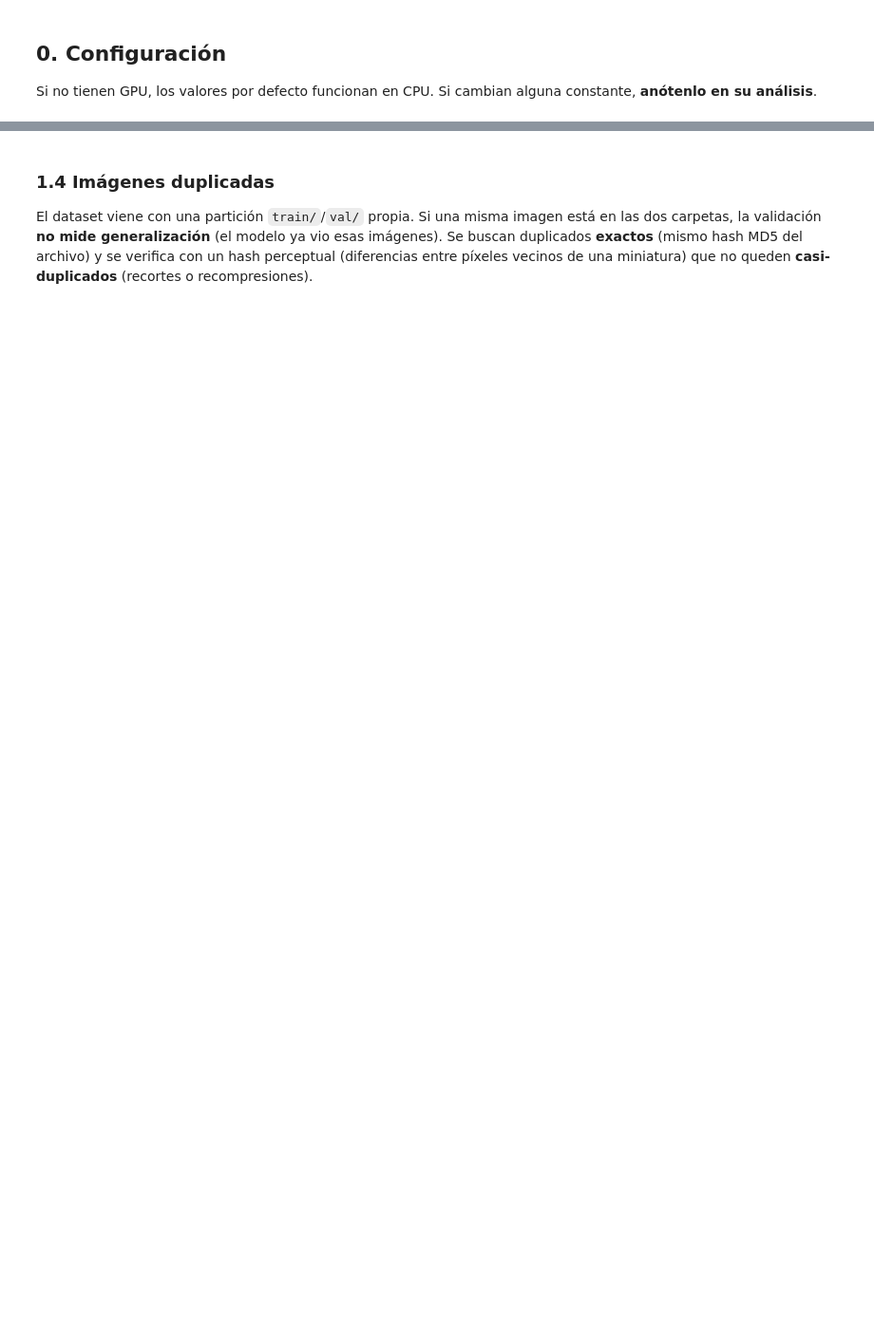
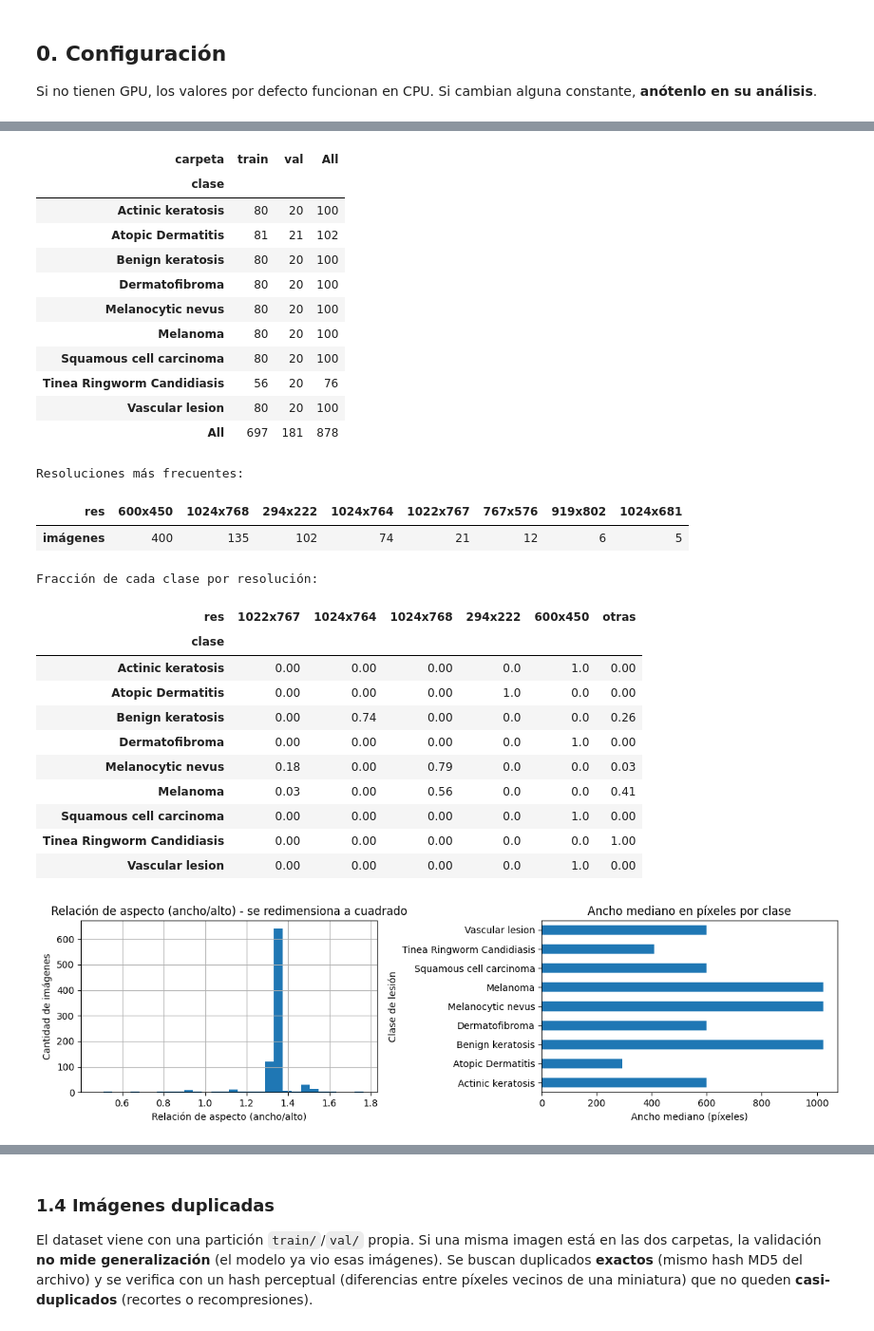
Before and after one commit to DinosaurioBlue/TP_CNN_Bonacina, a Jupyter notebook: CNN_en_Skin_Dataset.ipynb, the cells around one changed output, grey strips where cells are left out. Shown at 95% size. Cells and saved outputs as stored; diff of their text form; code cells hidden in the pictures; blank space fills up the shorter version.

```diff
--- a/CNN_en_Skin_Dataset.ipynb
+++ b/CNN_en_Skin_Dataset.ipynb
@@ -69,14 +77,48 @@ print(f"Carga de imágenes: {time.time() - t0:.0f}s | tensor {tuple(X_U8[64].sha
 # %%
 # 1.1 Clases y carpeta de origen
 display(pd.crosstab(df["clase"], df["carpeta"], margins=True))
 # 1.2 Resoluciones: ¿son todas iguales? ¿dependen de la clase?
 print("Resoluciones más frecuentes:"); display(df["res"].value_counts().head(8).to_frame("imágenes").T)
 top = df["res"].value_counts().head(5).index
 ct = pd.crosstab(df["clase"], df["res"].where(df["res"].isin(top), "otras"), normalize="index").round(2)
 print("Fracción de cada clase por resolución:"); display(ct)
 fig, ax = plt.subplots(1, 2, figsize=(12, 3.5))
 df["aspecto"].hist(bins=30, ax=ax[0]); ax[0].set_title("Relación de aspecto (ancho/alto) - se redimensiona a cuadrado")
-(df.groupby("clase")["w"].median()).plot.barh(ax=ax[1]); ax[1].set_title("Ancho mediano en píxeles por clase"); plt.tight_layout(); plt.show()
+(df.groupby("clase")["w"].median()).plot.barh(ax=ax[1]); ax[1].set_title("Ancho mediano en píxeles por clase")
+# set_xlabel y set_ylabel identifican la variable y la frecuencia del histograma.
+ax[0].set_xlabel("Relación de aspecto (ancho/alto)"); ax[0].set_ylabel("Cantidad de imágenes")
+# set_xlabel y set_ylabel identifican la medida en píxeles y las clases del gráfico de barras.
+ax[1].set_xlabel("Ancho mediano (píxeles)"); ax[1].set_ylabel("Clase de lesión")
+plt.tight_layout(); plt.show()
+# %% [output]
+| carpeta | train | val | All |
+| clase |  |  |  |
+| Actinic keratosis | 80 | 20 | 100 |
+| Atopic Dermatitis | 81 | 21 | 102 |
+| Benign keratosis | 80 | 20 | 100 |
+| Dermatofibroma | 80 | 20 | 100 |
+| Melanocytic nevus | 80 | 20 | 100 |
+| Melanoma | 80 | 20 | 100 |
+| Squamous cell carcinoma | 80 | 20 | 100 |
+| Tinea Ringworm Candidiasis | 56 | 20 | 76 |
+| Vascular lesion | 80 | 20 | 100 |
+| All | 697 | 181 | 878 |
+Resoluciones más frecuentes:
+| res | 600x450 | 1024x768 | 294x222 | 1024x764 | 1022x767 | 767x576 | 919x802 | 1024x681 |
+| imágenes | 400 | 135 | 102 | 74 | 21 | 12 | 6 | 5 |
+Fracción de cada clase por resolución:
+| res | 1022x767 | 1024x764 | 1024x768 | 294x222 | 600x450 | otras |
+| clase |  |  |  |  |  |  |
+| Actinic keratosis | 0.00 | 0.00 | 0.00 | 0.0 | 1.0 | 0.00 |
+| Atopic Dermatitis | 0.00 | 0.00 | 0.00 | 1.0 | 0.0 | 0.00 |
+| Benign keratosis | 0.00 | 0.74 | 0.00 | 0.0 | 0.0 | 0.26 |
+| Dermatofibroma | 0.00 | 0.00 | 0.00 | 0.0 | 1.0 | 0.00 |
+| Melanocytic nevus | 0.18 | 0.00 | 0.79 | 0.0 | 0.0 | 0.03 |
+| Melanoma | 0.03 | 0.00 | 0.56 | 0.0 | 0.0 | 0.41 |
+| Squamous cell carcinoma | 0.00 | 0.00 | 0.00 | 0.0 | 1.0 | 0.00 |
+| Tinea Ringworm Candidiasis | 0.00 | 0.00 | 0.00 | 0.0 | 0.0 | 1.00 |
+| Vascular lesion | 0.00 | 0.00 | 0.00 | 0.0 | 1.0 | 0.00 |
+[figure, added]
 # %%
 # 1.3 Color medio por clase y ejemplos
 mean_rgb = pd.DataFrame(X_U8[32].float().mean((2, 3)).numpy() / 255, columns=["R", "G", "B"]); mean_rgb["clase"] = df["clase"].values
```
Also changed, not shown: parts of 25 cells of this notebook, 1 other file.
